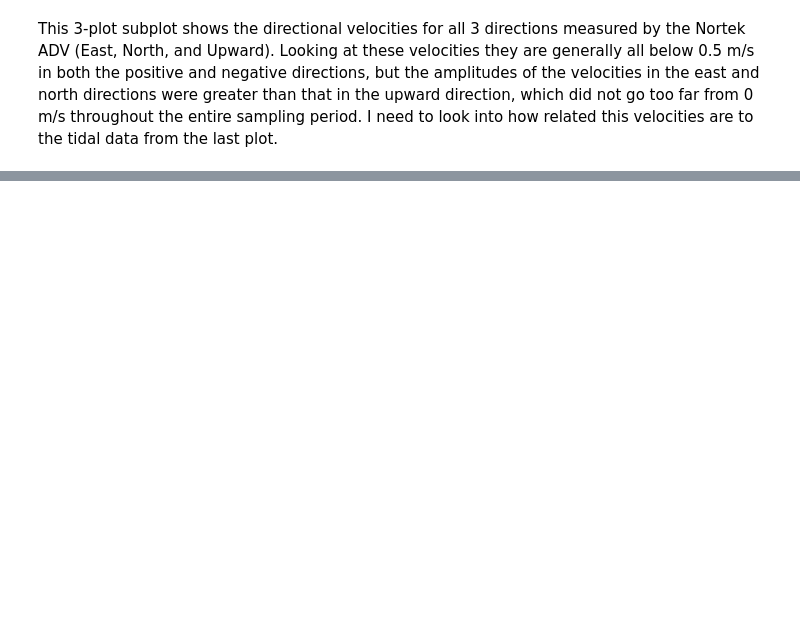
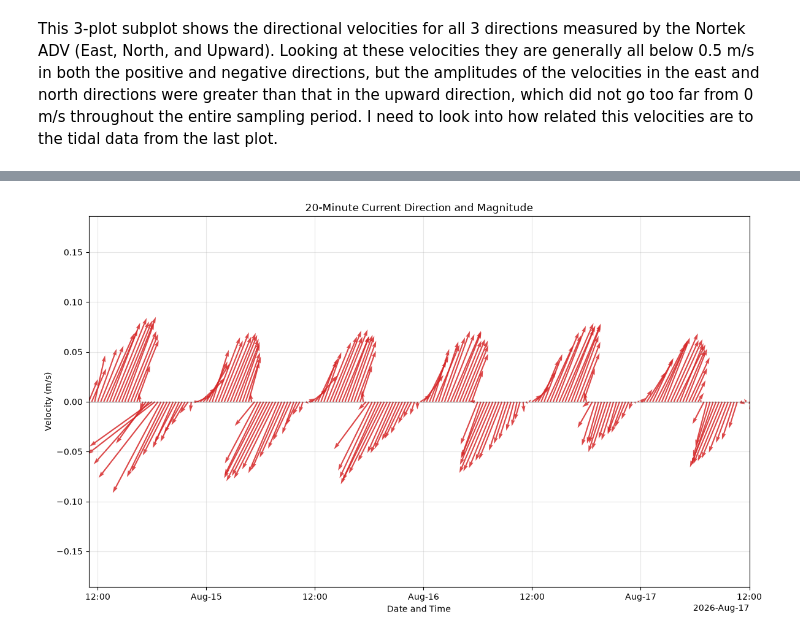
Before and after one commit to jacobtgallaher/ECS-Visualizing, a Jupyter notebook: CODE/ECS_1_O2_Flux_Visualization.ipynb, the cells around one changed output, grey strips where cells are left out. Saved outputs shown, nothing was run; the diff lists cells and outputs as text; code cells hidden in the pictures; blank space fills up the shorter version.

```diff
--- a/CODE/ECS_1_O2_Flux_Visualization.ipynb
+++ b/CODE/ECS_1_O2_Flux_Visualization.ipynb
@@ -469,0 +856,81 @@ This 3-plot subplot shows the directional velocities for all 3 directions measur
+# %%
+import matplotlib.dates as mdates
+import matplotlib.pyplot as plt
+import numpy as np
+import pandas as pd
+
+# 1. Load and resample data (20-minute means)
+velocity_pvp = data[
+    ["Timestamp", "Velocity1 (X|East)(m/s)", "Velocity2 (Y|North)(m/s)"]
+].copy()
+velocity_pvp["Timestamp"] = pd.to_datetime(velocity_pvp["Timestamp"])
+mean_20min = (
+    velocity_pvp.dropna(subset=["Timestamp"])
+    .sort_values("Timestamp")
+    .set_index("Timestamp")
+    .resample("20min")
+    .mean()
+    .dropna()
+)
+
+east = mean_20min["Velocity1 (X|East)(m/s)"]
+north = mean_20min["Velocity2 (Y|North)(m/s)"]
+net_speed = np.sqrt(east**2 + north**2)
+x_dates = mdates.date2num(net_speed.index)
+
+# 2. Plotting
+fig_direction, vector_ax = plt.subplots(figsize=(12, 7))
+vector_ax.axhline(0, color="black", linewidth=0.8, alpha=0.5)
+
+current_arrows = vector_ax.quiver(
+    x_dates,
+    np.zeros(len(x_dates)),
+    east.values,
+    north.values,
+    angles="uv",
+    scale_units="inches",
+    scale=0.10,
+    width=0.002,
+    color="tab:red",
+    alpha=0.85,
+)
+
+# Axis configuration & deployment limits
+vector_ax.set(
+    title="20-Minute Current Direction and Magnitude",
+    xlabel="Date and Time",
+    ylabel="Velocity (m/s)",
+)
+vector_ax.grid(True, alpha=0.3)
+vector_ax.set_xlim(
+    pd.Timestamp("2026-08-14 11:00:00"), pd.Timestamp("2026-08-17 12:00:00")
+)
+
+limit = max(abs(east).max(), abs(north).max())
+vector_ax.set_ylim(-1.25 * limit, 1.25 * limit)
+
+#vector_ax.quiverkey(
+   # current_arrows,
+   # X=0.92,
+   # Y=1.02,
+   # U=net_speed.max(),
+   # label=f"{net_speed.max():.2f} m/s",
+   # labelpos="E",
+#)
+
+# Date formatting fix
+locator = mdates.AutoDateLocator()
+vector_ax.xaxis.set_major_locator(locator)
+vector_ax.xaxis.set_major_formatter(mdates.ConciseDateFormatter(locator))
+
+# Save and show
+output_dir.mkdir(exist_ok=True)
+fig_direction.tight_layout()
+fig_direction.savefig(
+    output_dir / "20_Minute_Current_Direction_Magnitude.png",
+    dpi=300,
+    bbox_inches="tight",
+)
+plt.show()
+# %% [output]
+[figure, added]
```
Also changed, not shown: parts of 14 cells of this notebook, 16 other files.
